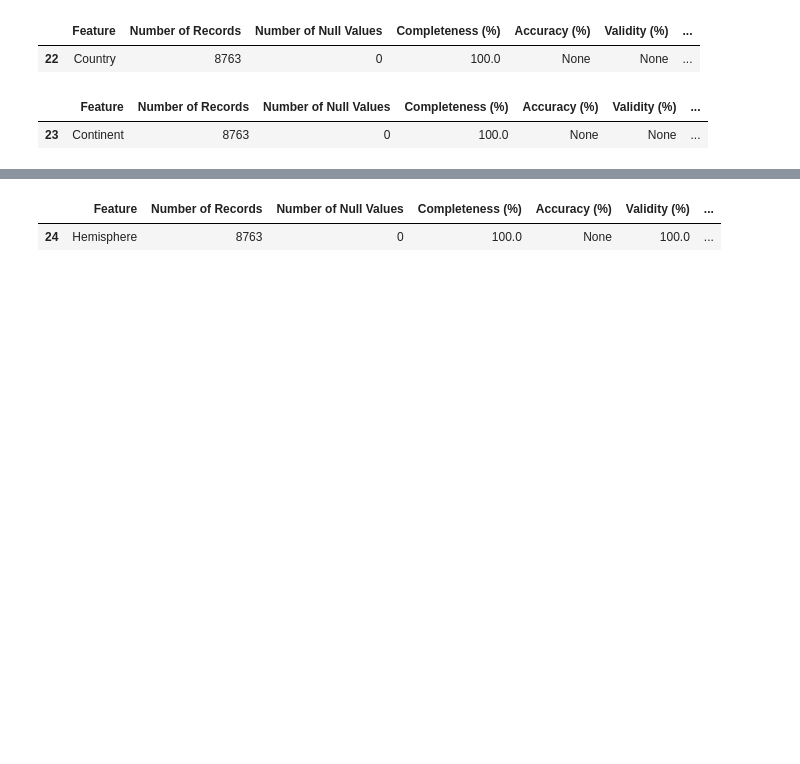
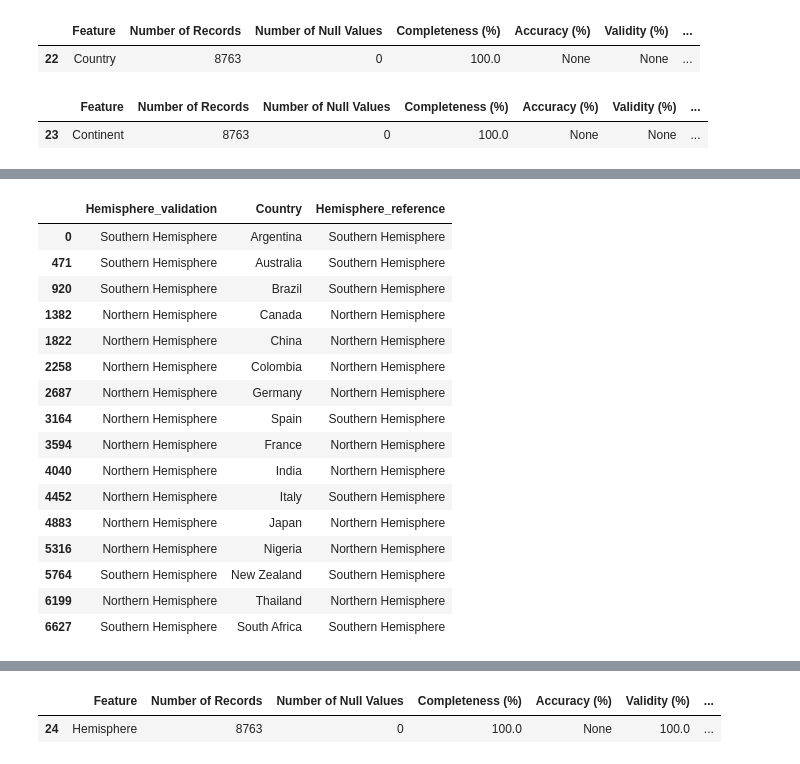
Before and after one commit to Pouria-Nazemi/DataMining, a Jupyter notebook: phase2.ipynb, the cells around one changed output, grey strips where cells are left out. Drawn from its saved outputs; the diff is of its cells as text; code cells hidden in the pictures; blank space fills up the shorter version.

```diff
--- a/phase2.ipynb
+++ b/phase2.ipynb
@@ -280,0 +303,22 @@ quality_df.loc[quality_df['Feature'] == feature_name]
+# %%
+merged_df = pd.merge(hemisphere_country, df[['Hemisphere', 'Country']], on='Country', how='inner', suffixes=('_validation', '_reference'))
+merged_df = merged_df.drop_duplicates(subset='Country', keep='first')
+merged_df
+# %% [output]
+|  | Hemisphere_validation | Country | Hemisphere_reference |
+| 0 | Southern Hemisphere | Argentina | Southern Hemisphere |
+| 471 | Southern Hemisphere | Australia | Southern Hemisphere |
+| 920 | Southern Hemisphere | Brazil | Southern Hemisphere |
+| 1382 | Northern Hemisphere | Canada | Northern Hemisphere |
+| 1822 | Northern Hemisphere | China | Northern Hemisphere |
+| 2258 | Northern Hemisphere | Colombia | Northern Hemisphere |
+| 2687 | Northern Hemisphere | Germany | Northern Hemisphere |
+| 3164 | Northern Hemisphere | Spain | Southern Hemisphere |
+| 3594 | Northern Hemisphere | France | Northern Hemisphere |
+| 4040 | Northern Hemisphere | India | Northern Hemisphere |
+| 4452 | Northern Hemisphere | Italy | Southern Hemisphere |
+| 4883 | Northern Hemisphere | Japan | Northern Hemisphere |
+| 5316 | Northern Hemisphere | Nigeria | Northern Hemisphere |
+| 5764 | Southern Hemisphere | New Zealand | Southern Hemisphere |
+| 6199 | Northern Hemisphere | Thailand | Northern Hemisphere |
+| 6627 | Southern Hemisphere | South Africa | Southern Hemisphere |
```
Also changed, not shown: parts of 12 cells of this notebook.
